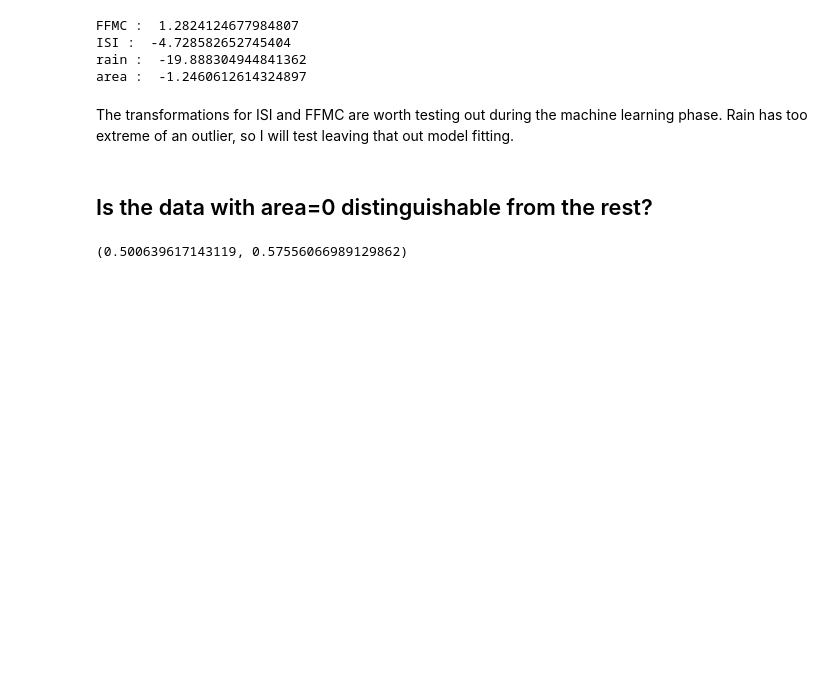
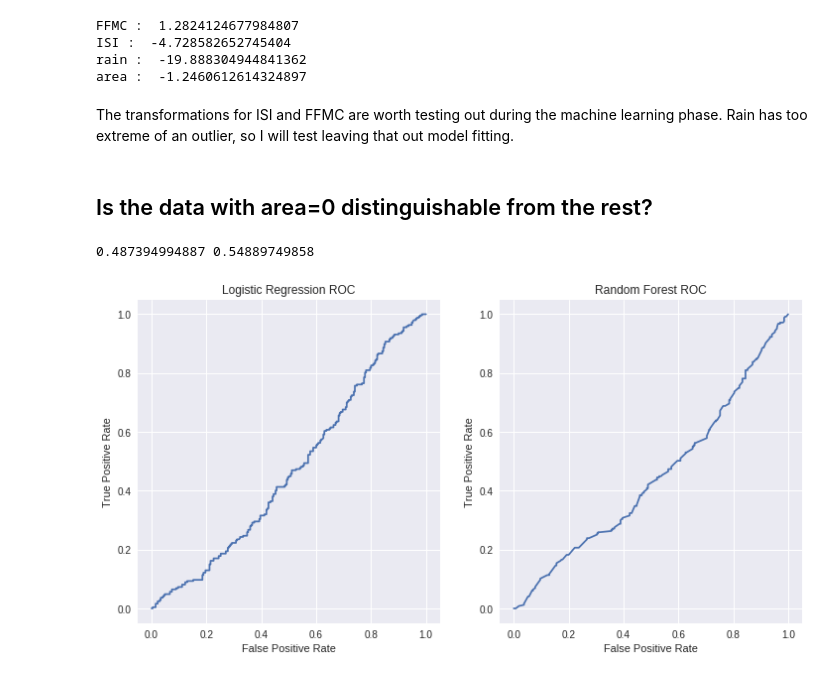
Before and after one commit to davidjwatts/portuguese_fires, a Jupyter notebook: Data_Story.ipynb, the cells around one changed output. Drawn from its saved outputs; the diff is of its cells as text; code cells hidden in the pictures; blank space fills up the shorter version.

Commit message:
add roc curves

```diff
--- a/Data_Story.ipynb
+++ b/Data_Story.ipynb
@@ -244,27 +245,64 @@ The transformations for ISI and FFMC are worth testing out during the machine le
 def Diff():
     lr_scores = []
     rf_scores = []
+    actual = np.array([])
+    pred_lr = np.array([])
+    pred_rf = np.array([])
     kf = KFold(n_splits=5, shuffle=True)
     for tr, te in kf.split(fires):
 
         Xtr, Xte, Ytr, Yte = fires[fires.columns[8:12]].iloc[tr], fires[fires.columns[8:12]].iloc[te], fires['small'].iloc[tr], fires['small'].iloc[te]
+        actual = np.concatenate((actual, te))
 
         # LogisticRegressionCV and create AUC score
         lr = LR()
         lr = lr.fit(Xtr, Ytr)
         Y_lr = lr.predict(Xte)
+        pred_lr = np.concatenate((pred_lr,lr.predict_proba(Xte).flatten()))
         lr_scores.append(AUC(Yte, Y_lr))
 
         # RandomForest and AUC score
         rf = RF(n_estimators=50, n_jobs=-1)
         rf = rf.fit(Xtr, Ytr)
         Y_rf = rf.predict(Xte)
+        pred_rf = np.concatenate((pred_rf,rf.predict_proba(Xte).flatten()))
         rf_scores.append(AUC(Yte, Y_rf))
 
-    return np.mean(lr_scores), np.mean(rf_scores)
+    return np.mean(lr_scores), np.mean(rf_scores), actual, pred_lr, pred_rf
 # %%
 # Here we see a 50-55% chance of correctly predicting whether our data belongs to a small or large fire.
 
-Diff()
+lr, rf, actual, pred_lr, pred_rf = Diff()
+print(lr, rf)
 # %% [output]
-(0.500639617143119, 0.57556066989129862)
+0.487394994887 0.54889749858
+# %%
+# ROC curves for Logistic Regression and Random Forest ROC
+
+actual = actual.astype(np.int)
+actual = fires.small.values[actual]
+preds_lr = []
+preds_rf = []
+for i in range(len(pred_rf)):
+    if i%2==0:
+        preds_lr.append(pred_lr[i])
+        preds_rf.append(pred_rf[i])
+
+fpr1, tpr1, thresholds1 = ROC(actual, preds_lr)
+fpr2, tpr2, thresholds2 = ROC(actual, preds_rf)
+
+f, (ax1, ax2) = plt.subplots(1,2, figsize=(12,6))
+
+ax1.plot(fpr1, tpr1)
+ax1.set_title('Logistic Regression ROC')
+ax1.set_xlabel('False Positive Rate')
+ax1.set_ylabel('True Positive Rate')
+
+ax2.plot(fpr2, tpr2)
+ax2.set_title('Random Forest ROC')
+ax2.set_xlabel('False Positive Rate')
+ax2.set_ylabel('True Positive Rate')
+
+plt.show()
+# %% [output]
+[figure, added]
```
Also changed, not shown: parts of 1 cell of this notebook, 6 other files.
